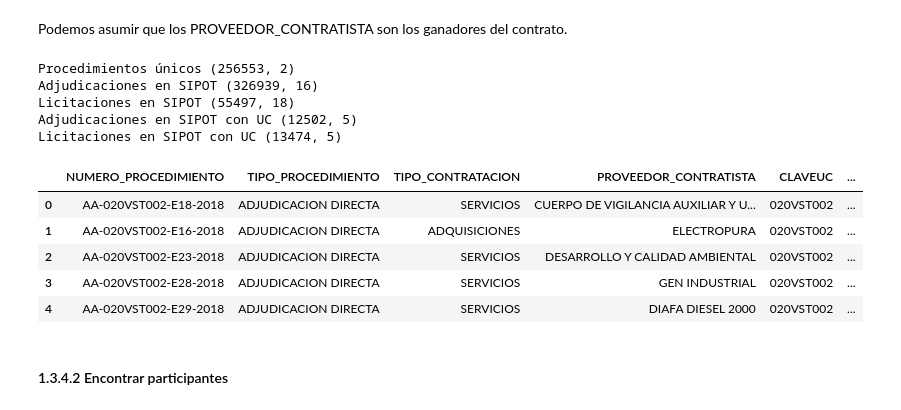
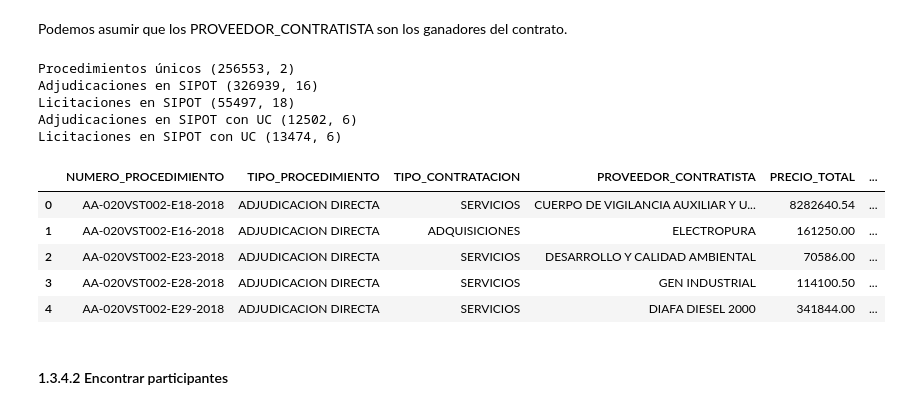
Before and after one commit to imco/IRC, a Jupyter notebook: notebooks/IRC_v2.ipynb, the cells around one changed output. Cells and saved outputs as stored; diff of their text form; code cells hidden in the pictures.

Commit message:
Add PRECIO_TOTAL to df_participantes

```diff
--- a/notebooks/IRC_v2.ipynb
+++ b/notebooks/IRC_v2.ipynb
@@ -688,45 +688,46 @@ cpart = [
     'NUMERO_PROCEDIMIENTO',
     'TIPO_PROCEDIMIENTO',
     'TIPO_CONTRATACION',
-    'PROVEEDOR_CONTRATISTA'
+    'PROVEEDOR_CONTRATISTA',
+    'PRECIO_TOTAL'
 ]
 
 df_ganadores_adj = df_sipot_adj[cpart].merge(unique_procs)
 print('Adjudicaciones en SIPOT con UC', df_ganadores_adj.shape)
 
 df_ganadores_lic = df_sipot_lic[cpart].merge(unique_procs)
 print('Licitaciones en SIPOT con UC', df_ganadores_lic.shape)
 
 # Dependiendo del tipo de procedimiento vamos a necesitar una columna distinta para las tablas referenciadas.
 df_ganadores_adj['REF_PARTICIPANTES'] = df_sipot_adj['REF_COTIZACIONES']
 df_ganadores_lic['REF_PARTICIPANTES'] = df_sipot_lic['REF_OFERTAS']
 
 # Concatena ambas bases
 df_participantes = pd.concat([df_ganadores_adj, df_ganadores_lic])
 
 df_participantes.REF_PARTICIPANTES.fillna(0, inplace=True)
 df_participantes.REF_PARTICIPANTES = df_participantes.REF_PARTICIPANTES.astype(int)
 
 # Asumimos que los proveedores en la tabla principal son ganadores
 # Los participantes (perdedores) estarán referenciados más adelante
 df_participantes['ESTATUS_DE_PROPUESTA'] = 'GANADOR'
 
 del df_ganadores_adj
 del df_ganadores_lic
 del unique_procs
 df_participantes.head()
 # %% [output]
 Procedimientos únicos (256553, 2)
 Adjudicaciones en SIPOT (326939, 16)
 Licitaciones en SIPOT (55497, 18)
-Adjudicaciones en SIPOT con UC (12502, 5)
-Licitaciones en SIPOT con UC (13474, 5)
+Adjudicaciones en SIPOT con UC (12502, 6)
+Licitaciones en SIPOT con UC (13474, 6)
-|  | NUMERO_PROCEDIMIENTO | TIPO_PROCEDIMIENTO | TIPO_CONTRATACION | PROVEEDOR_CONTRATISTA | CLAVEUC | ... |
-| 0 | AA-020VST002-E18-2018 | ADJUDICACION DIRECTA | SERVICIOS | CUERPO DE VIGILANCIA AUXILIAR Y U... | 020VST002 | ... |
-| 1 | AA-020VST002-E16-2018 | ADJUDICACION DIRECTA | ADQUISICIONES | ELECTROPURA | 020VST002 | ... |
-| 2 | AA-020VST002-E23-2018 | ADJUDICACION DIRECTA | SERVICIOS | DESARROLLO Y CALIDAD AMBIENTAL | 020VST002 | ... |
-| 3 | AA-020VST002-E28-2018 | ADJUDICACION DIRECTA | SERVICIOS | GEN INDUSTRIAL | 020VST002 | ... |
-| 4 | AA-020VST002-E29-2018 | ADJUDICACION DIRECTA | SERVICIOS | DIAFA DIESEL 2000 | 020VST002 | ... |
+|  | NUMERO_PROCEDIMIENTO | TIPO_PROCEDIMIENTO | TIPO_CONTRATACION | PROVEEDOR_CONTRATISTA | PRECIO_TOTAL | ... |
+| 0 | AA-020VST002-E18-2018 | ADJUDICACION DIRECTA | SERVICIOS | CUERPO DE VIGILANCIA AUXILIAR Y U... | 8282640.54 | ... |
+| 1 | AA-020VST002-E16-2018 | ADJUDICACION DIRECTA | ADQUISICIONES | ELECTROPURA | 161250.00 | ... |
+| 2 | AA-020VST002-E23-2018 | ADJUDICACION DIRECTA | SERVICIOS | DESARROLLO Y CALIDAD AMBIENTAL | 70586.00 | ... |
+| 3 | AA-020VST002-E28-2018 | ADJUDICACION DIRECTA | SERVICIOS | GEN INDUSTRIAL | 114100.50 | ... |
+| 4 | AA-020VST002-E29-2018 | ADJUDICACION DIRECTA | SERVICIOS | DIAFA DIESEL 2000 | 341844.00 | ... |
 # %% [markdown]
 #### 1.3.4.2 Encontrar participantes
 # %% [markdown]
```
Also changed, not shown: parts of 15 cells of this notebook.
